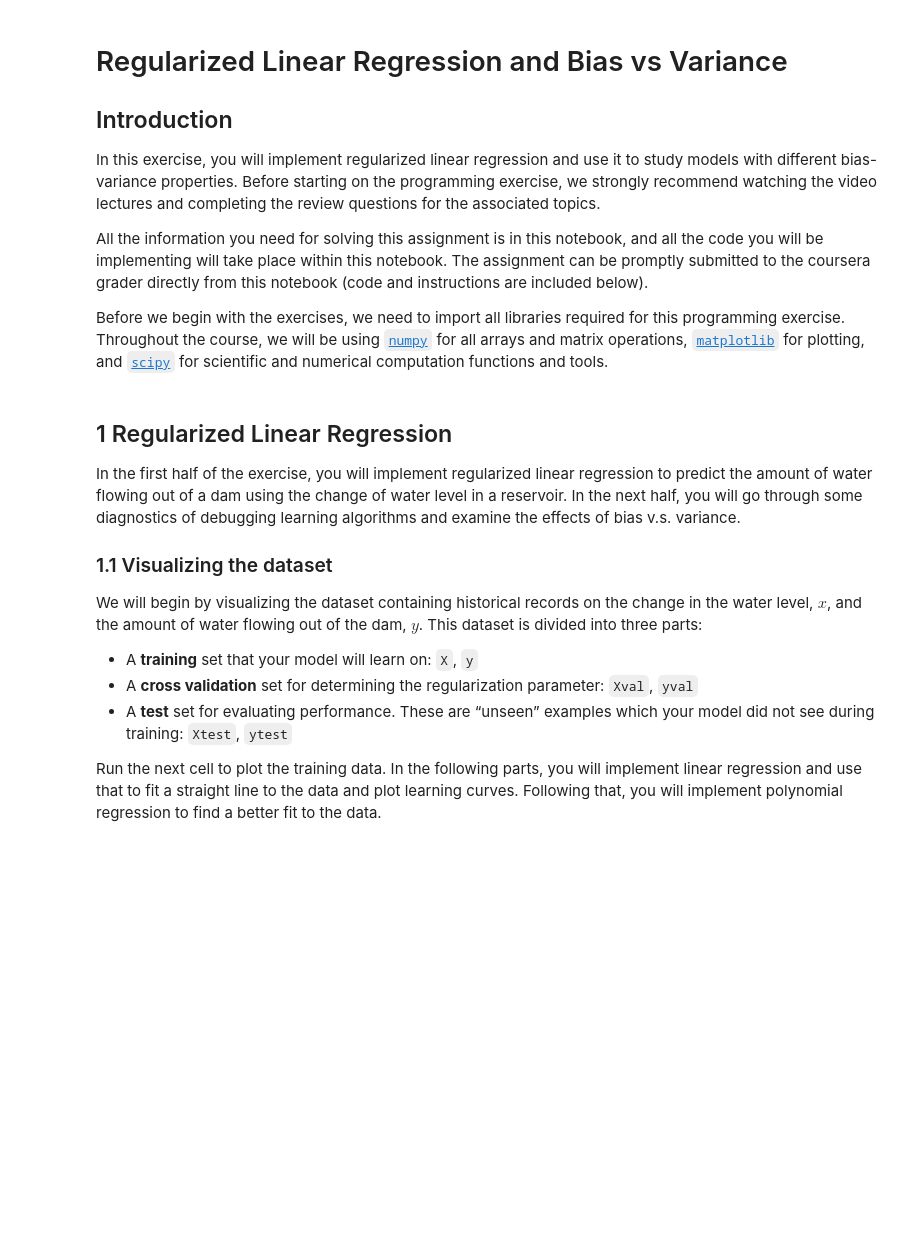
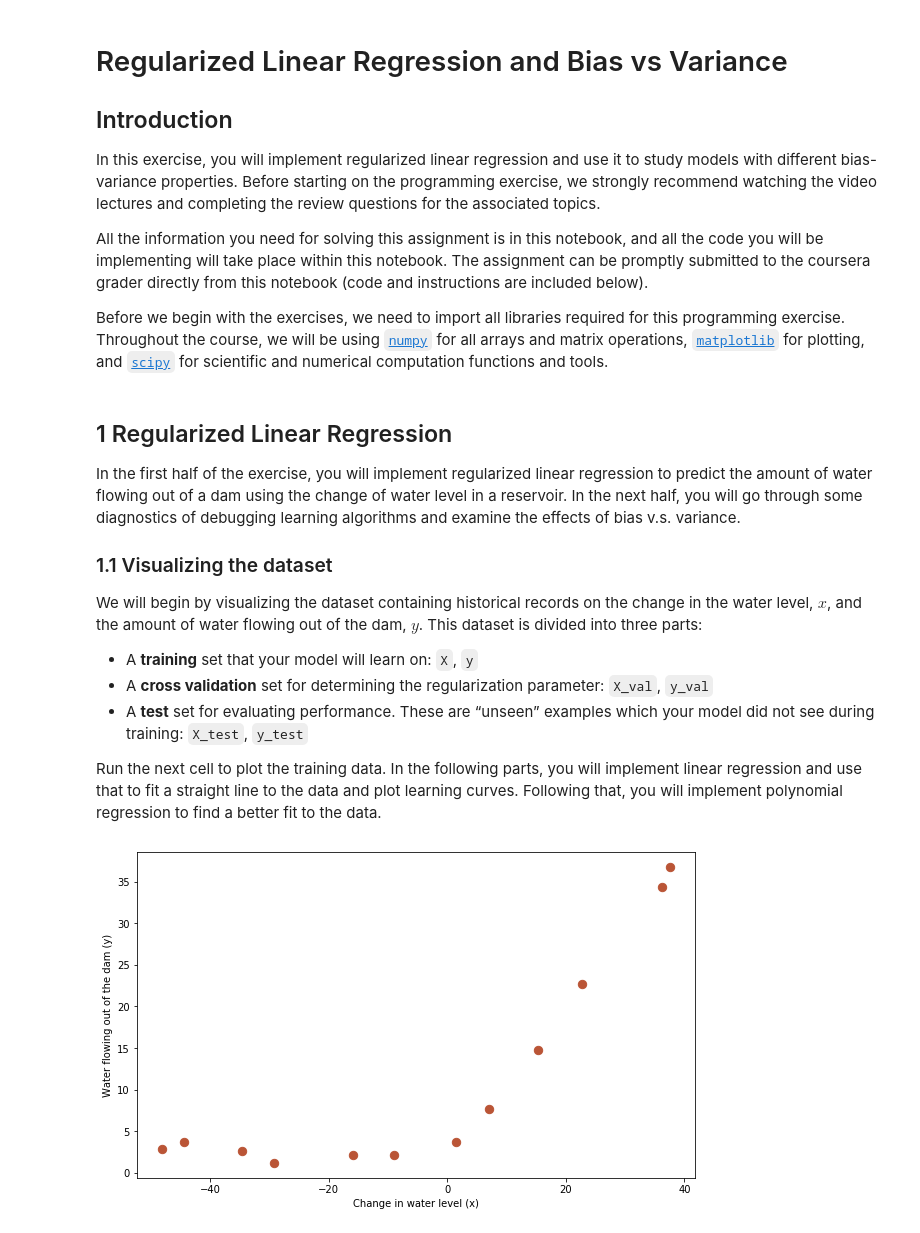
Before and after one commit to SoroushGhaderi/Machine_Learning_Andrew_Ng_exercises_with_Python, a Jupyter notebook: Untitled Folder/Regularized Linear Regression and Bias vs Variance.ipynb, the cells around one changed output. Drawn from its saved outputs; the diff is of its cells as text; code cells hidden in the pictures; blank space fills up the shorter version.

```diff
--- a/Untitled Folder/Regularized Linear Regression and Bias vs Variance.ipynb
+++ b/Untitled Folder/Regularized Linear Regression and Bias vs Variance.ipynb
@@ -25,7 +25,24 @@ variance.
 We will begin by visualizing the dataset containing historical records on the change in the water level, $x$, and the amount of water flowing out of the dam, $y$. This dataset is divided into three parts:
 
 - A **training** set that your model will learn on: `X`, `y`
-- A **cross validation** set for determining the regularization parameter: `Xval`, `yval`
-- A **test** set for evaluating performance. These are “unseen” examples which your model did not see during training: `Xtest`, `ytest`
+- A **cross validation** set for determining the regularization parameter: `X_val`, `y_val`
+- A **test** set for evaluating performance. These are “unseen” examples which your model did not see during training: `X_test`, `y_test`
 
 Run the next cell to plot the training data. In the following parts, you will implement linear regression and use that to fit a straight line to the data and plot learning curves. Following that, you will implement polynomial regression to find a better fit to the data.
+# %%
+water= loadmat("ex5data1.mat")
+# %%
+# separate data in 3 categories
+X,y= water["X"], water["y"][:, 0]
+X_test, y_test= water["Xtest"], water["ytest"][:, 0]
+X_val, y_val= water["Xval"], water["yval"][:, 0]
+# m = Number of examples
+m = y.size
+# plot water
+plt.figure(figsize= (10,6))
+plt.scatter(X, y, marker= "o", c= "#BA5536", s= 70)
+plt.xlabel('Change in water level (x)')
+plt.ylabel('Water flowing out of the dam (y)')
+plt.show()
+# %% [output]
+[figure, added]
```
Also changed, not shown: parts of 11 cells of this notebook, 10 other files.
